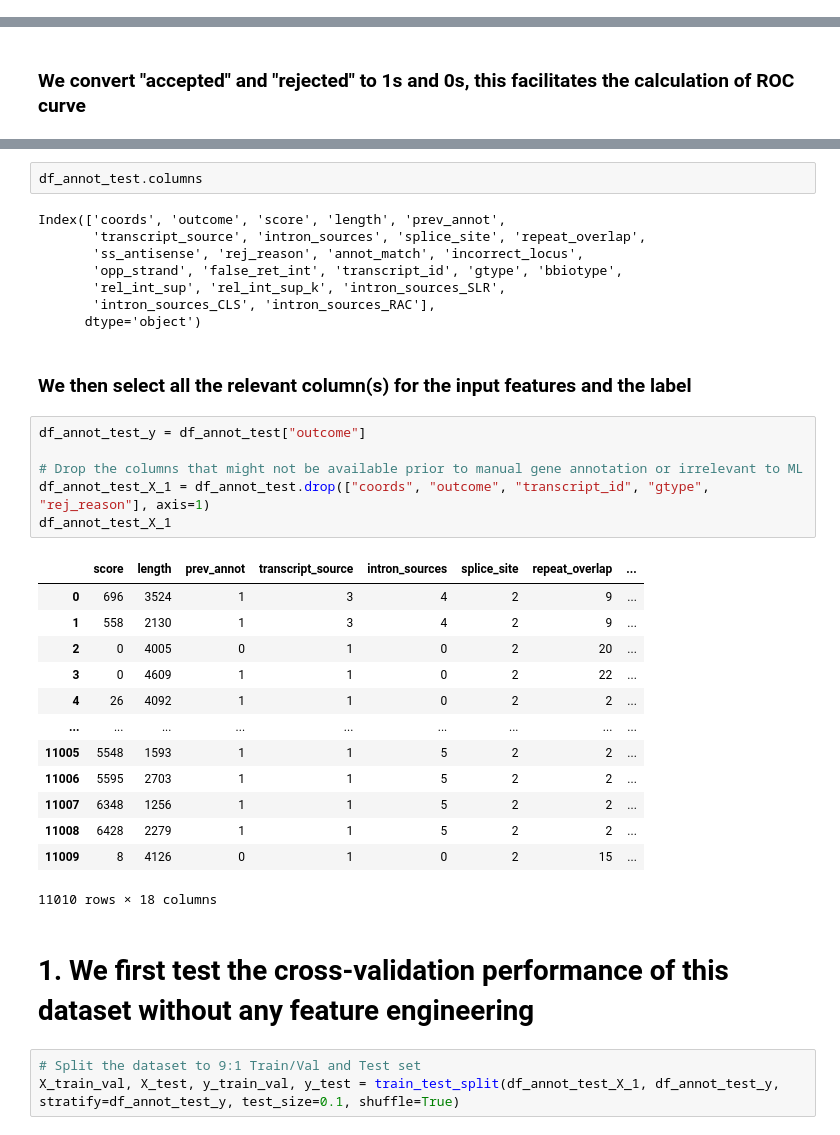
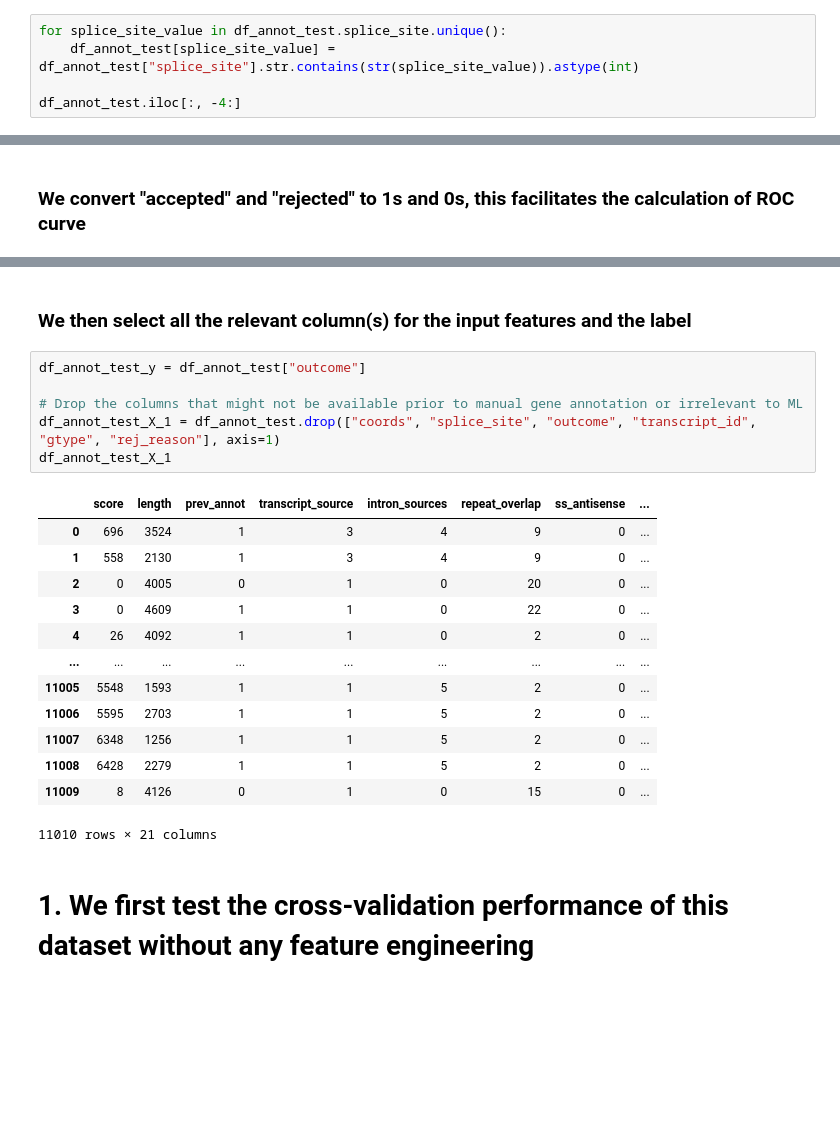
Before and after one commit to Jay-1853/GSoC_ML_gene_annot, a Jupyter notebook: preliminary analysis.ipynb, the cells around one changed output, grey strips where cells are left out. Drawn from its saved outputs; the diff is of its cells as text; blank space fills up the shorter version.

Commit message:
Matched the coordinates to the sequence, and added a simple feature to the prediction model

```diff
--- a/preliminary analysis.ipynb
+++ b/preliminary analysis.ipynb
@@ -42,0 +59,5 @@ df_annot_test
+# %%
+for splice_site_value in df_annot_test.splice_site.unique():
+    df_annot_test[splice_site_value] = df_annot_test["splice_site"].str.contains(str(splice_site_value)).astype(int)
+
+df_annot_test.iloc[:, -4:]
@@ -67,37 +101,24 @@ df_annot_test
-# %%
-df_annot_test.columns
-# %% [output]
-Index(['coords', 'outcome', 'score', 'length', 'prev_annot',
-       'transcript_source', 'intron_sources', 'splice_site', 'repeat_overlap',
-       'ss_antisense', 'rej_reason', 'annot_match', 'incorrect_locus',
-       'opp_strand', 'false_ret_int', 'transcript_id', 'gtype', 'bbiotype',
-       'rel_int_sup', 'rel_int_sup_k', 'intron_sources_SLR',
-       'intron_sources_CLS', 'intron_sources_RAC'],
-      dtype='object')
 # %% [markdown]
 ### We then select all the relevant column(s) for the input features and the label
 # %%
 df_annot_test_y = df_annot_test["outcome"]
 
 # Drop the columns that might not be available prior to manual gene annotation or irrelevant to ML
-df_annot_test_X_1 = df_annot_test.drop(["coords", "outcome", "transcript_id", "gtype", "rej_reason"], axis=1)
+df_annot_test_X_1 = df_annot_test.drop(["coords", "splice_site", "outcome", "transcript_id", "gtype", "rej_reason"], axis=1)
 df_annot_test_X_1
 # %% [output]
-|  | score | length | prev_annot | transcript_source | intron_sources | splice_site | repeat_overlap | ... |
-| 0 | 696 | 3524 | 1 | 3 | 4 | 2 | 9 | ... |
-| 1 | 558 | 2130 | 1 | 3 | 4 | 2 | 9 | ... |
-| 2 | 0 | 4005 | 0 | 1 | 0 | 2 | 20 | ... |
-| 3 | 0 | 4609 | 1 | 1 | 0 | 2 | 22 | ... |
-| 4 | 26 | 4092 | 1 | 1 | 0 | 2 | 2 | ... |
+|  | score | length | prev_annot | transcript_source | intron_sources | repeat_overlap | ss_antisense | ... |
+| 0 | 696 | 3524 | 1 | 3 | 4 | 9 | 0 | ... |
+| 1 | 558 | 2130 | 1 | 3 | 4 | 9 | 0 | ... |
+| 2 | 0 | 4005 | 0 | 1 | 0 | 20 | 0 | ... |
+| 3 | 0 | 4609 | 1 | 1 | 0 | 22 | 0 | ... |
+| 4 | 26 | 4092 | 1 | 1 | 0 | 2 | 0 | ... |
 | ... | ... | ... | ... | ... | ... | ... | ... | ... |
-| 11005 | 5548 | 1593 | 1 | 1 | 5 | 2 | 2 | ... |
-| 11006 | 5595 | 2703 | 1 | 1 | 5 | 2 | 2 | ... |
-| 11007 | 6348 | 1256 | 1 | 1 | 5 | 2 | 2 | ... |
-| 11008 | 6428 | 2279 | 1 | 1 | 5 | 2 | 2 | ... |
-| 11009 | 8 | 4126 | 0 | 1 | 0 | 2 | 15 | ... |
+| 11005 | 5548 | 1593 | 1 | 1 | 5 | 2 | 0 | ... |
+| 11006 | 5595 | 2703 | 1 | 1 | 5 | 2 | 0 | ... |
+| 11007 | 6348 | 1256 | 1 | 1 | 5 | 2 | 0 | ... |
+| 11008 | 6428 | 2279 | 1 | 1 | 5 | 2 | 0 | ... |
+| 11009 | 8 | 4126 | 0 | 1 | 0 | 15 | 0 | ... |
-11010 rows × 18 columns
+11010 rows × 21 columns
 # %% [markdown]
 # 1. We first test the cross-validation performance of this dataset without any feature engineering
-# %%
-# Split the dataset to 9:1 Train/Val and Test set
-X_train_val, X_test, y_train_val, y_test = train_test_split(df_annot_test_X_1, df_annot_test_y, stratify=df_annot_test_y, test_size=0.1, shuffle=True)
```
Also changed, not shown: parts of 22 cells of this notebook.
